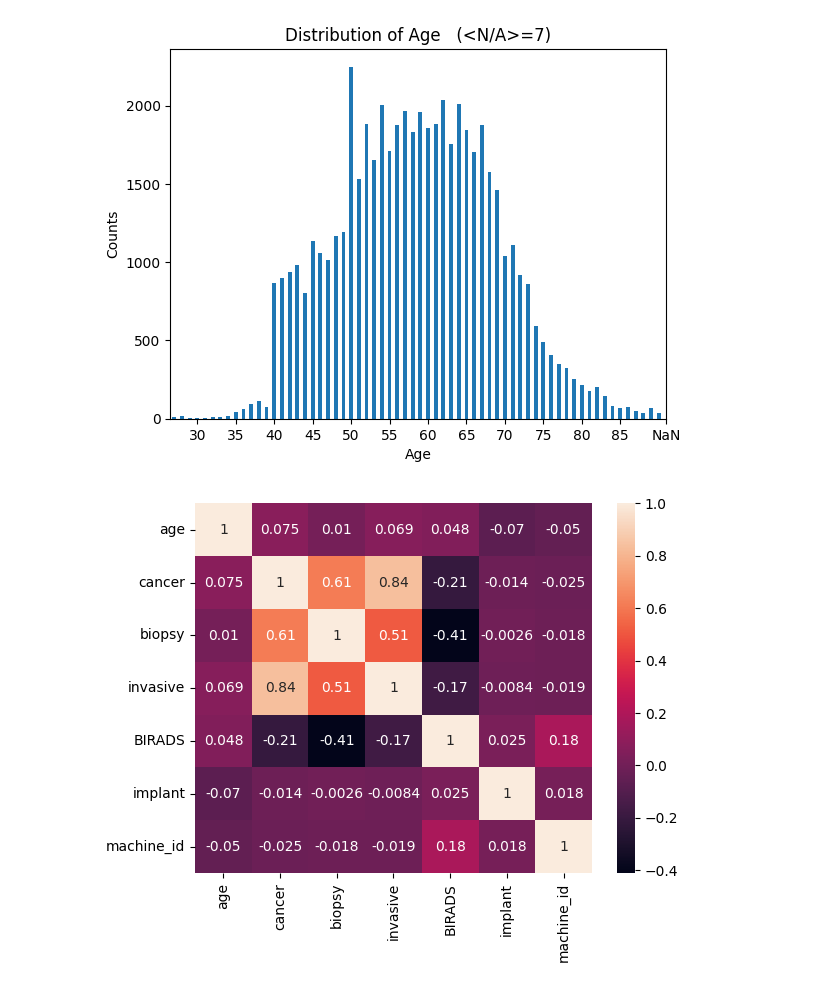
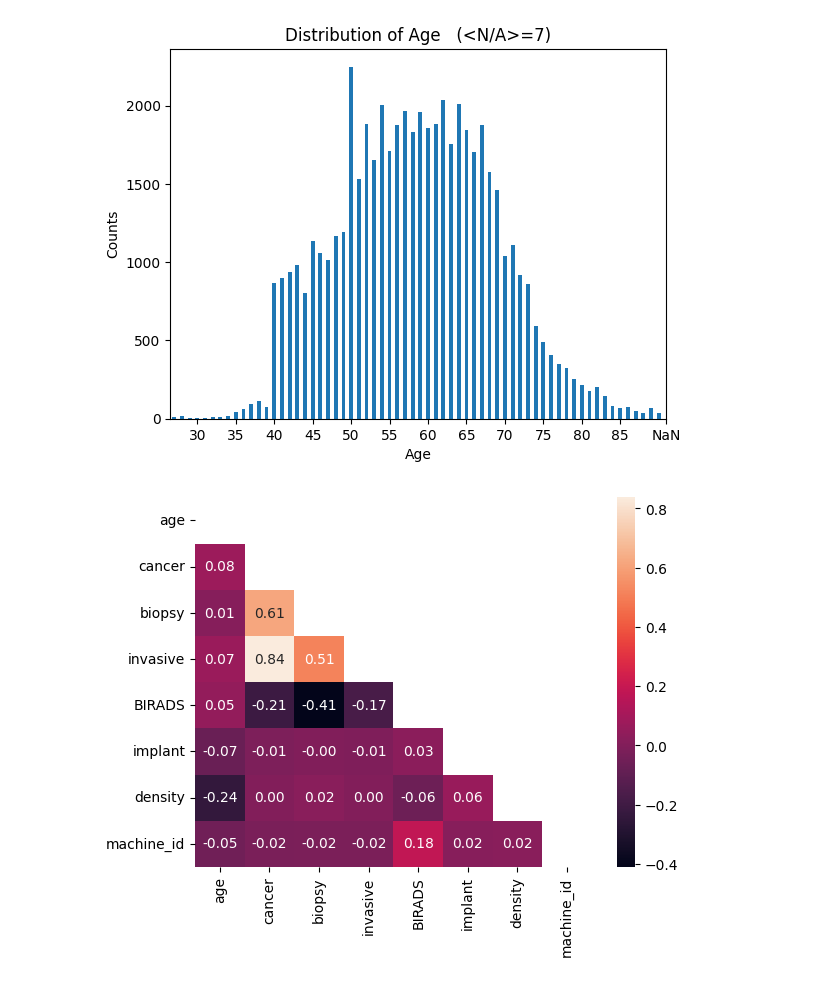
Before and after one commit to 5020hunter/RSNA-Breast-Cancer, a Jupyter notebook: prelim_analysis.ipynb, the cells around one changed output. Drawn from its saved outputs; the diff is of its cells as text; code cells hidden in the pictures.

Commit message:
corr matrix update

```diff
--- a/prelim_analysis.ipynb
+++ b/prelim_analysis.ipynb
@@ -41,9 +42,13 @@ plt.show()
 # %% [output]
 [figure]
 # %%
+enc = OrdinalEncoder()
+train['density'] = train['density'].sort_values()
+train['density'] = enc.fit_transform(train['density'].values.reshape(-1,1))
 numerical = train[['age','cancer','biopsy','invasive','BIRADS','implant','density','machine_id']]
 corr_matrix = numerical.corr()
-sn.heatmap(corr_matrix, annot=True)
+mask = np.triu(corr_matrix)
+sn.heatmap(corr_matrix, annot=True, fmt='.2f', mask=mask)
 plt.show()
 # %% [output]
-[figure, old version]
+[figure, new version]
```
Also changed, not shown: parts of 1 cell of this notebook.
